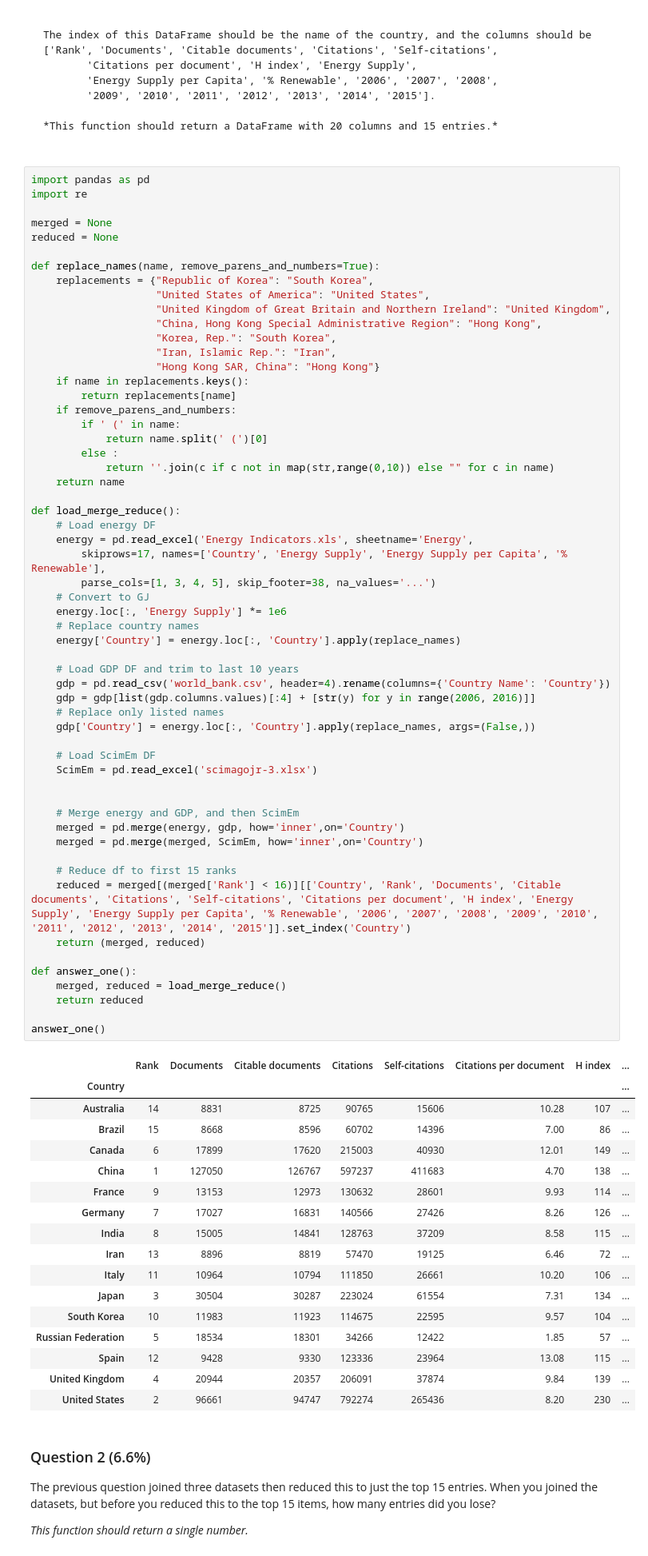
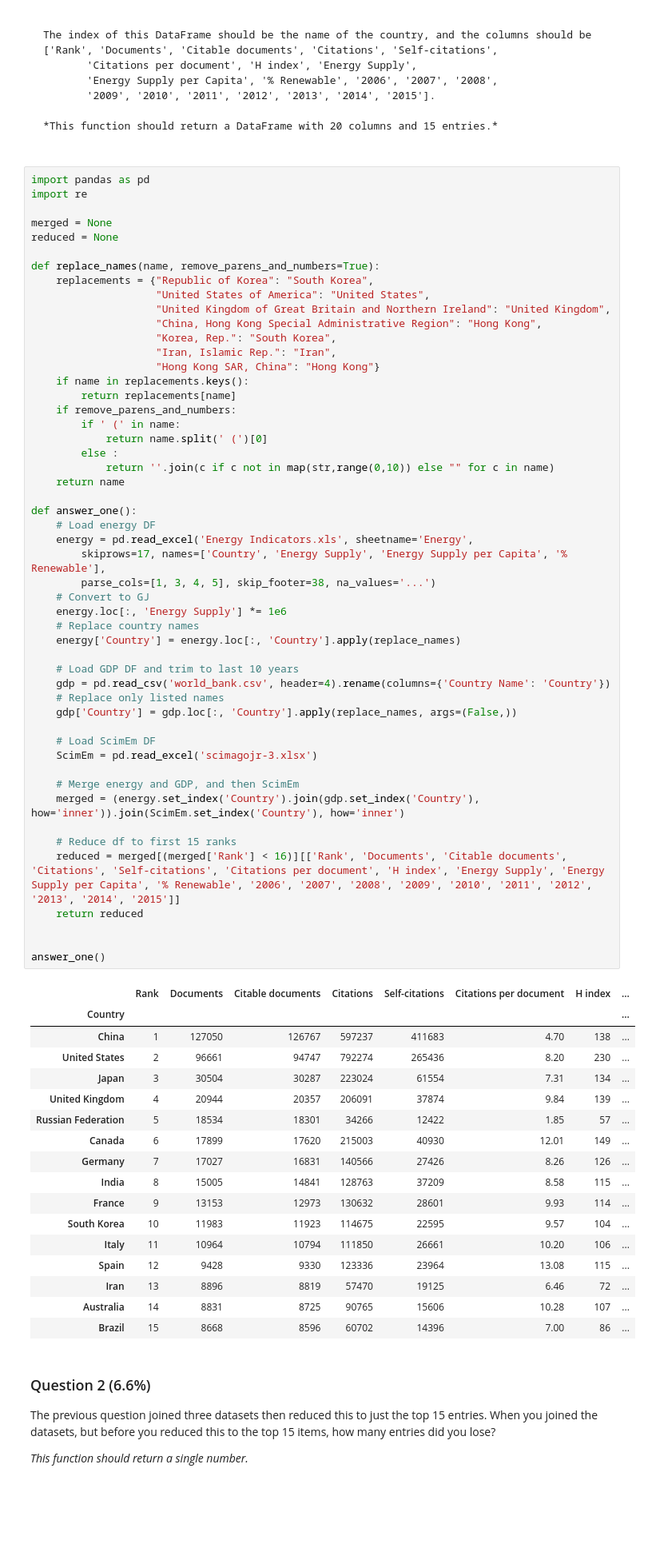
Before and after one commit to dosyoyas/01_python_ds, a Jupyter notebook: Assignment 3.ipynb, the cells around one changed output. Shown at 80% size. Drawn from its saved outputs; the diff is of its cells as text; blank space fills up the shorter version.

```diff
--- a/Assignment 3.ipynb
+++ b/Assignment 3.ipynb
@@ -76,59 +76,53 @@ def replace_names(name, remove_parens_and_numbers=True):
             return name.split(' (')[0]
         else :
             return ''.join(c if c not in map(str,range(0,10)) else "" for c in name)
     return name
 
-def load_merge_reduce():
+def answer_one():
     # Load energy DF
     energy = pd.read_excel('Energy Indicators.xls', sheetname='Energy',
         skiprows=17, names=['Country', 'Energy Supply', 'Energy Supply per Capita', '% Renewable'],
         parse_cols=[1, 3, 4, 5], skip_footer=38, na_values='...')
     # Convert to GJ
     energy.loc[:, 'Energy Supply'] *= 1e6
     # Replace country names
     energy['Country'] = energy.loc[:, 'Country'].apply(replace_names)
 
     # Load GDP DF and trim to last 10 years
     gdp = pd.read_csv('world_bank.csv', header=4).rename(columns={'Country Name': 'Country'})
-    gdp = gdp[list(gdp.columns.values)[:4] + [str(y) for y in range(2006, 2016)]]
     # Replace only listed names
-    gdp['Country'] = energy.loc[:, 'Country'].apply(replace_names, args=(False,))
+    gdp['Country'] = gdp.loc[:, 'Country'].apply(replace_names, args=(False,))
 
     # Load ScimEm DF
     ScimEm = pd.read_excel('scimagojr-3.xlsx')
 
-
     # Merge energy and GDP, and then ScimEm
-    merged = pd.merge(energy, gdp, how='inner',on='Country')
-    merged = pd.merge(merged, ScimEm, how='inner',on='Country')
+    merged = (energy.set_index('Country').join(gdp.set_index('Country'), how='inner')).join(ScimEm.set_index('Country'), how='inner')
 
     # Reduce df to first 15 ranks
-    reduced = merged[(merged['Rank'] < 16)][['Country', 'Rank', 'Documents', 'Citable documents', 'Citations', 'Self-citations', 'Citations per document', 'H index', 'Energy Supply', 'Energy Supply per Capita', '% Renewable', '2006', '2007', '2008', '2009', '2010', '2011', '2012', '2013', '2014', '2015']].set_index('Country')
-    return (merged, reduced)
-
-def answer_one():
-    merged, reduced = load_merge_reduce()
+    reduced = merged[(merged['Rank'] < 16)][['Rank', 'Documents', 'Citable documents', 'Citations', 'Self-citations', 'Citations per document', 'H index', 'Energy Supply', 'Energy Supply per Capita', '% Renewable', '2006', '2007', '2008', '2009', '2010', '2011', '2012', '2013', '2014', '2015']]
     return reduced
 
+
 answer_one()
 # %% [output]
 |  | Rank | Documents | Citable documents | Citations | Self-citations | Citations per document | H index | ... |
 | Country |  |  |  |  |  |  |  | ... |
+| China | 1 | 127050 | 126767 | 597237 | 411683 | 4.70 | 138 | ... |
+| United States | 2 | 96661 | 94747 | 792274 | 265436 | 8.20 | 230 | ... |
+| Japan | 3 | 30504 | 30287 | 223024 | 61554 | 7.31 | 134 | ... |
+| United Kingdom | 4 | 20944 | 20357 | 206091 | 37874 | 9.84 | 139 | ... |
+| Russian Federation | 5 | 18534 | 18301 | 34266 | 12422 | 1.85 | 57 | ... |
+| Canada | 6 | 17899 | 17620 | 215003 | 40930 | 12.01 | 149 | ... |
+| Germany | 7 | 17027 | 16831 | 140566 | 27426 | 8.26 | 126 | ... |
+| India | 8 | 15005 | 14841 | 128763 | 37209 | 8.58 | 115 | ... |
+| France | 9 | 13153 | 12973 | 130632 | 28601 | 9.93 | 114 | ... |
+| South Korea | 10 | 11983 | 11923 | 114675 | 22595 | 9.57 | 104 | ... |
+| Italy | 11 | 10964 | 10794 | 111850 | 26661 | 10.20 | 106 | ... |
+| Spain | 12 | 9428 | 9330 | 123336 | 23964 | 13.08 | 115 | ... |
+| Iran | 13 | 8896 | 8819 | 57470 | 19125 | 6.46 | 72 | ... |
 | Australia | 14 | 8831 | 8725 | 90765 | 15606 | 10.28 | 107 | ... |
 | Brazil | 15 | 8668 | 8596 | 60702 | 14396 | 7.00 | 86 | ... |
-| Canada | 6 | 17899 | 17620 | 215003 | 40930 | 12.01 | 149 | ... |
-| China | 1 | 127050 | 126767 | 597237 | 411683 | 4.70 | 138 | ... |
-| France | 9 | 13153 | 12973 | 130632 | 28601 | 9.93 | 114 | ... |
-| Germany | 7 | 17027 | 16831 | 140566 | 27426 | 8.26 | 126 | ... |
-| India | 8 | 15005 | 14841 | 128763 | 37209 | 8.58 | 115 | ... |
-| Iran | 13 | 8896 | 8819 | 57470 | 19125 | 6.46 | 72 | ... |
-| Italy | 11 | 10964 | 10794 | 111850 | 26661 | 10.20 | 106 | ... |
-| Japan | 3 | 30504 | 30287 | 223024 | 61554 | 7.31 | 134 | ... |
-| South Korea | 10 | 11983 | 11923 | 114675 | 22595 | 9.57 | 104 | ... |
-| Russian Federation | 5 | 18534 | 18301 | 34266 | 12422 | 1.85 | 57 | ... |
-| Spain | 12 | 9428 | 9330 | 123336 | 23964 | 13.08 | 115 | ... |
-| United Kingdom | 4 | 20944 | 20357 | 206091 | 37874 | 9.84 | 139 | ... |
-| United States | 2 | 96661 | 94747 | 792274 | 265436 | 8.20 | 230 | ... |
 # %% [markdown]
 ### Question 2 (6.6%)
 The previous question joined three datasets then reduced this to just the top 15 entries. When you joined the datasets, but before you reduced this to the top 15 items, how many entries did you lose?
```
Also changed, not shown: parts of 15 cells of this notebook, 1 other file.
